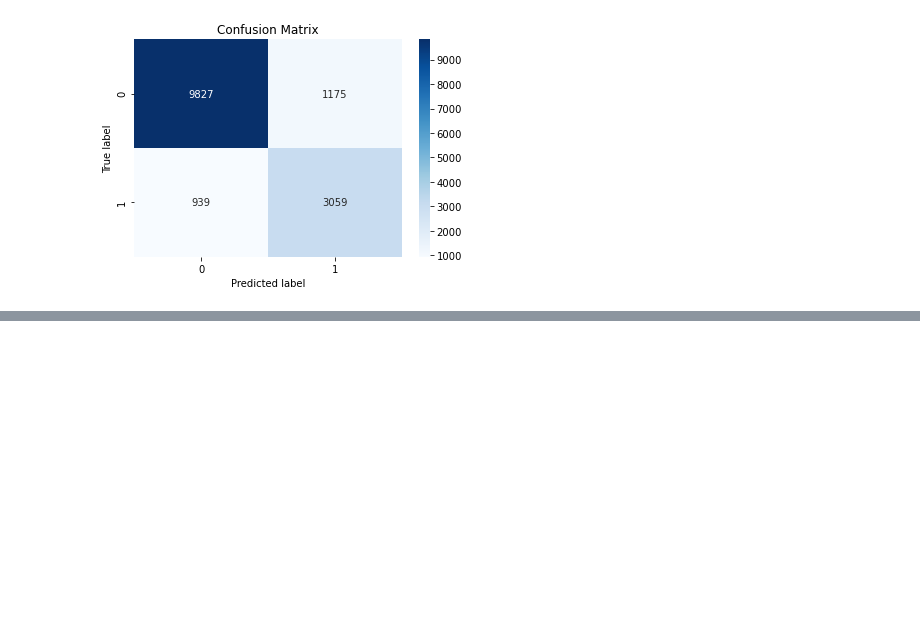
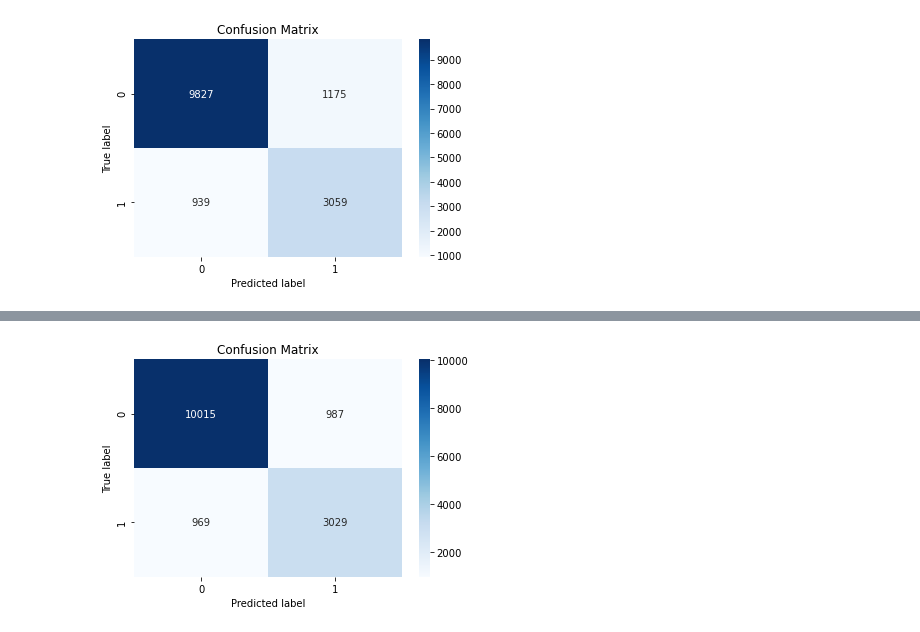
Before and after one commit to YD5463/CyberbullyingDetector, a Jupyter notebook: Notebooks/logistic.ipynb, the cells around one changed output, grey strips where cells are left out. Saved outputs shown, nothing was run; the diff lists cells and outputs as text; code cells hidden in the pictures; blank space fills up the shorter version.

```diff
--- a/Notebooks/logistic.ipynb
+++ b/Notebooks/logistic.ipynb
@@ -520,0 +539,3 @@ clf2 = MLPClassifier(random_state=1,learning_rate_init=0.01,batch_size=200,activ
+# %%
+mlp_pipeline(clf2)
+# %% [output]
@@ -520,0 +559 @@ clf2 = MLPClassifier(random_state=1,learning_rate_init=0.01,batch_size=200,activ
+[figure, added]
```
Also changed, not shown: parts of 6 cells of this notebook, 2 other files.
